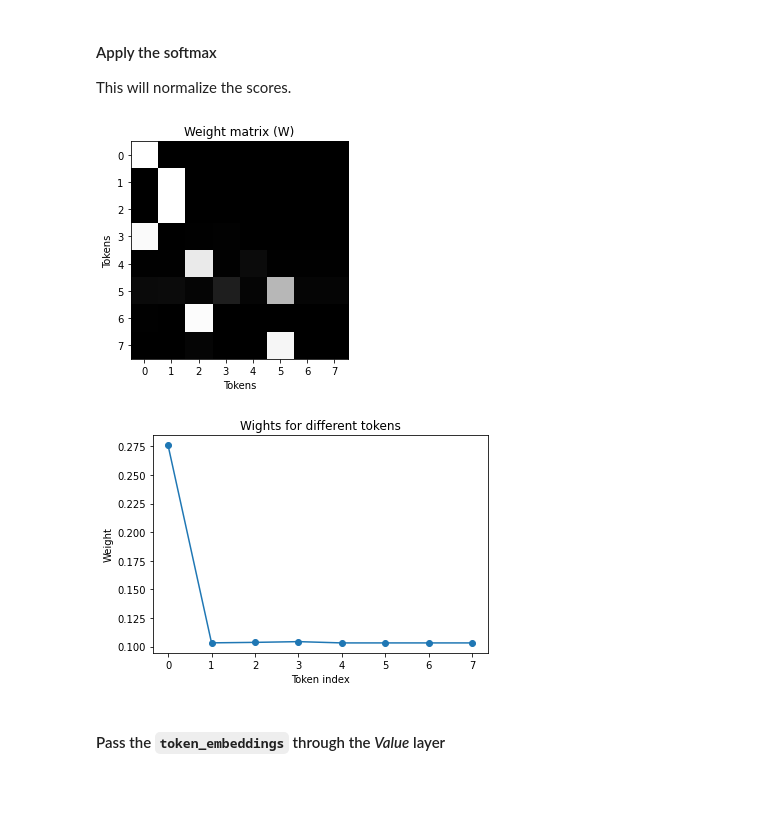
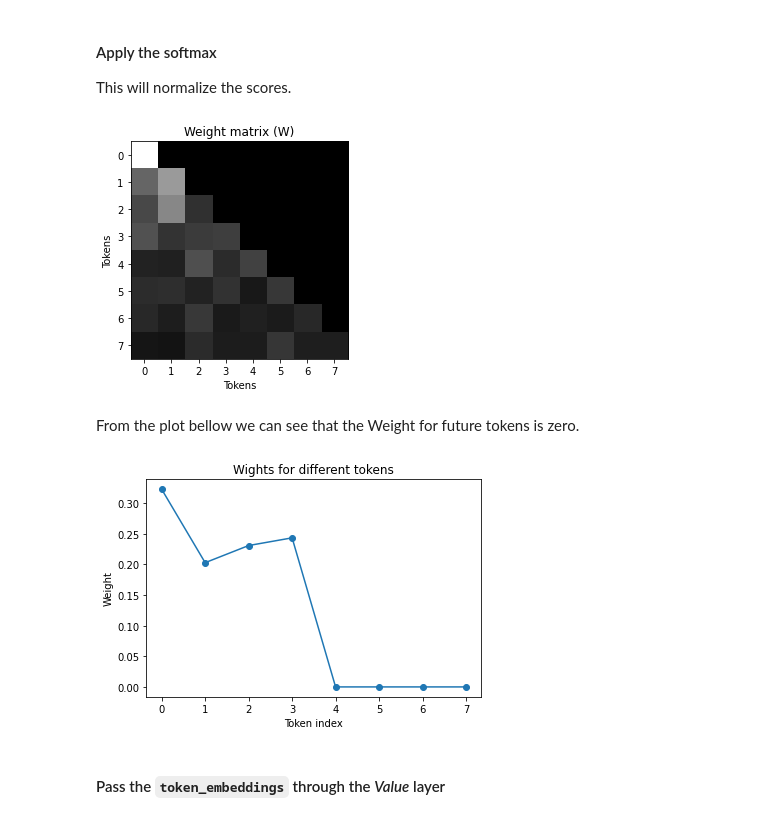
Before and after one commit to Matjaz12/GPT-Explained, a Jupyter notebook: GPT.ipynb, the cells around one changed output. Drawn from its saved outputs; the diff is of its cells as text; code cells hidden in the pictures; blank space fills up the shorter version.

```diff
--- a/GPT.ipynb
+++ b/GPT.ipynb
@@ -869,19 +869,21 @@ plt.ylabel("Tokens");
 
 This will normalize the scores.
 # %%
-W = F.softmax(S_masked, dim=-1)
+W = F.softmax(S, dim=-1)
 plt.imshow(
     W.detach().numpy(),
     cmap="gray"
 )
 
 plt.xticks(list(range(block_size)));
 plt.yticks(list(range(block_size)));
 plt.title("Weight matrix (W)")
 plt.xlabel("Tokens");
 plt.ylabel("Tokens");
 # %% [output]
-[figure, old version]
+[figure, new version]
+# %% [markdown]
+From the plot bellow we can see that the Weight for future tokens is zero.
 # %%
 token_idx = 3
 
@@ -890,7 +892,7 @@ plt.xlabel("Token index")
 plt.ylabel("Weight")
 plt.title("Wights for different tokens");
 # %% [output]
-[figure, old version]
+[figure, new version]
 # %% [markdown]
 #### Pass the `token_embeddings` through the *Value* layer
 # %%
```
Also changed, not shown: parts of 40 cells of this notebook.
